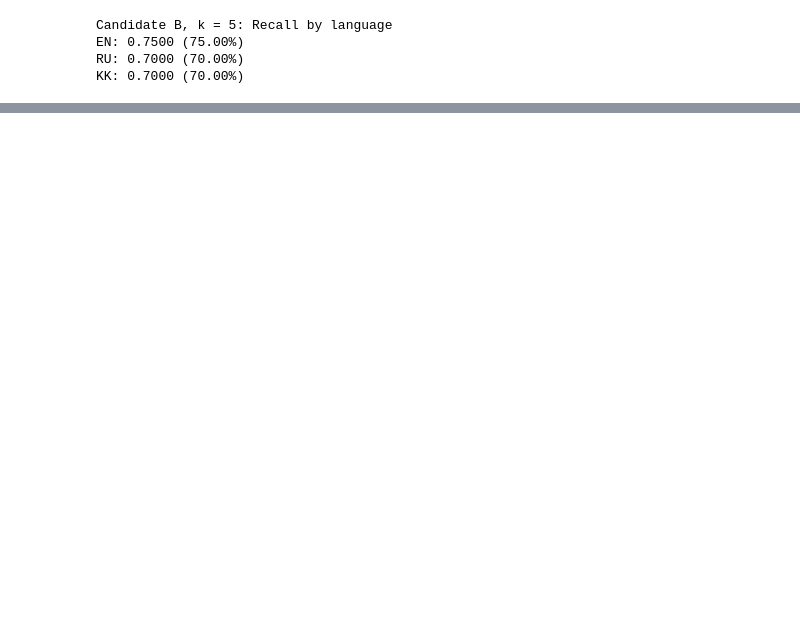
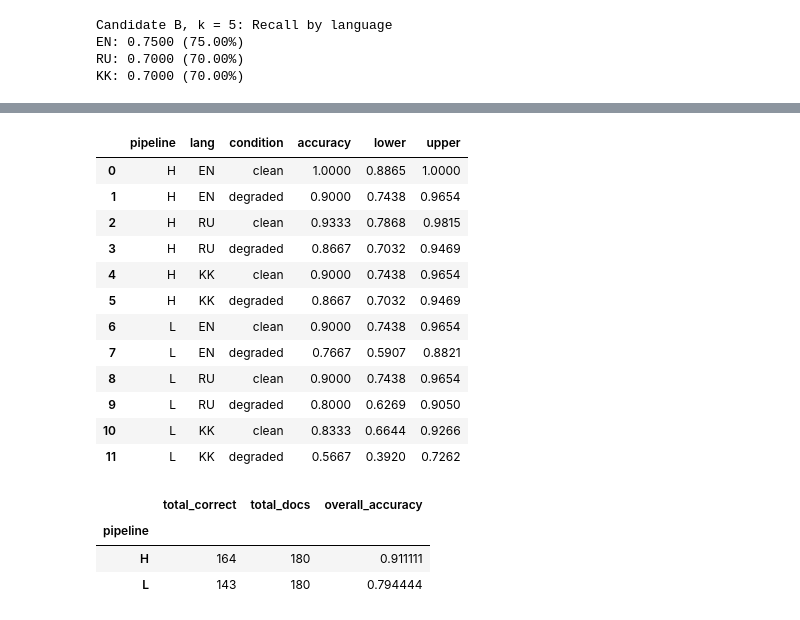
Before and after one commit to NikitaStrongest1/midterm-1-AI-course, a Jupyter notebook: midterm1.ipynb, the cells around one changed output, grey strips where cells are left out. Drawn from its saved outputs; the diff is of its cells as text; code cells hidden in the pictures; blank space fills up the shorter version.

```diff
--- a/midterm1.ipynb
+++ b/midterm1.ipynb
@@ -309,0 +309,7 @@ KK: 0.7000 (70.00%)
+# %%
+import pandas as pd
+from math import sqrt
+
+data = docs.copy()
+
+data.head()
@@ -309,0 +323,4 @@ KK: 0.7000 (70.00%)
+# %%
+data["accuracy"] = data["n_correct"] / data["n_docs"]
+
+data[["pipeline", "lang", "condition", "accuracy"]]
@@ -309,0 +341,62 @@ KK: 0.7000 (70.00%)
+# %%
+def wilson_interval(correct, total):
+    z = 1.96
+    p = correct / total
+
+    denominator = 1 + z**2 / total
+
+    center = (
+        p + z**2 / (2 * total)
+    ) / denominator
+
+    margin = z * sqrt(
+        p * (1 - p) / total
+        + z**2 / (4 * total**2)
+    ) / denominator
+
+    return center - margin, center + margin
+# %%
+data[["lower", "upper"]] = data.apply(
+    lambda row: pd.Series(
+        wilson_interval(
+            row["n_correct"],
+            row["n_docs"]
+        )
+    ),
+    axis=1
+)
+
+data[[
+    "pipeline", "lang", "condition",
+    "accuracy", "lower", "upper"
+]].round(4)
+# %% [output]
+|  | pipeline | lang | condition | accuracy | lower | upper |
+| 0 | H | EN | clean | 1.0000 | 0.8865 | 1.0000 |
+| 1 | H | EN | degraded | 0.9000 | 0.7438 | 0.9654 |
+| 2 | H | RU | clean | 0.9333 | 0.7868 | 0.9815 |
+| 3 | H | RU | degraded | 0.8667 | 0.7032 | 0.9469 |
+| 4 | H | KK | clean | 0.9000 | 0.7438 | 0.9654 |
+| 5 | H | KK | degraded | 0.8667 | 0.7032 | 0.9469 |
+| 6 | L | EN | clean | 0.9000 | 0.7438 | 0.9654 |
+| 7 | L | EN | degraded | 0.7667 | 0.5907 | 0.8821 |
+| 8 | L | RU | clean | 0.9000 | 0.7438 | 0.9654 |
+| 9 | L | RU | degraded | 0.8000 | 0.6269 | 0.9050 |
+| 10 | L | KK | clean | 0.8333 | 0.6644 | 0.9266 |
+| 11 | L | KK | degraded | 0.5667 | 0.3920 | 0.7262 |
+# %%
+overall = data.groupby("pipeline").agg(
+    total_correct=("n_correct", "sum"),
+    total_docs=("n_docs", "sum")
+)
+
+overall["overall_accuracy"] = (
+    overall["total_correct"] / overall["total_docs"]
+)
+
+overall
+# %% [output]
+|  | total_correct | total_docs | overall_accuracy |
+| pipeline |  |  |  |
+| H | 164 | 180 | 0.911111 |
+| L | 143 | 180 | 0.794444 |
```
Also changed, not shown: parts of 23 cells of this notebook.
